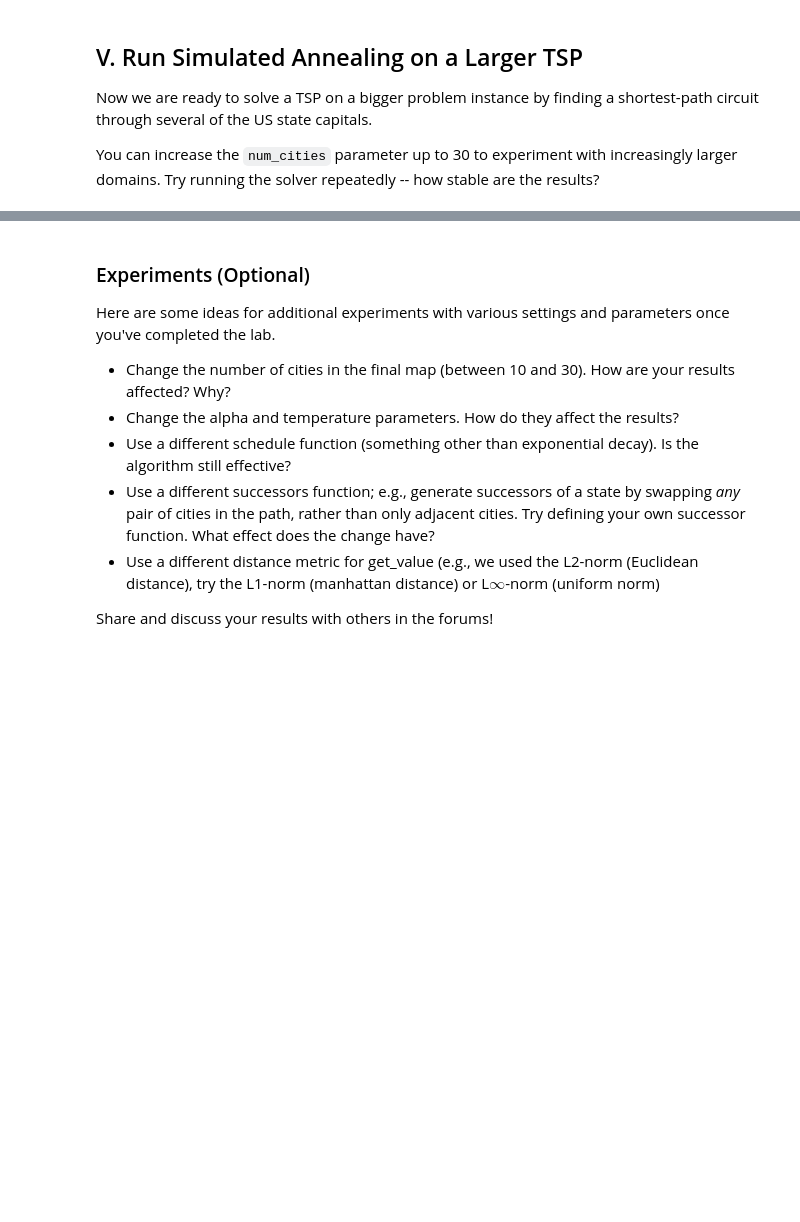
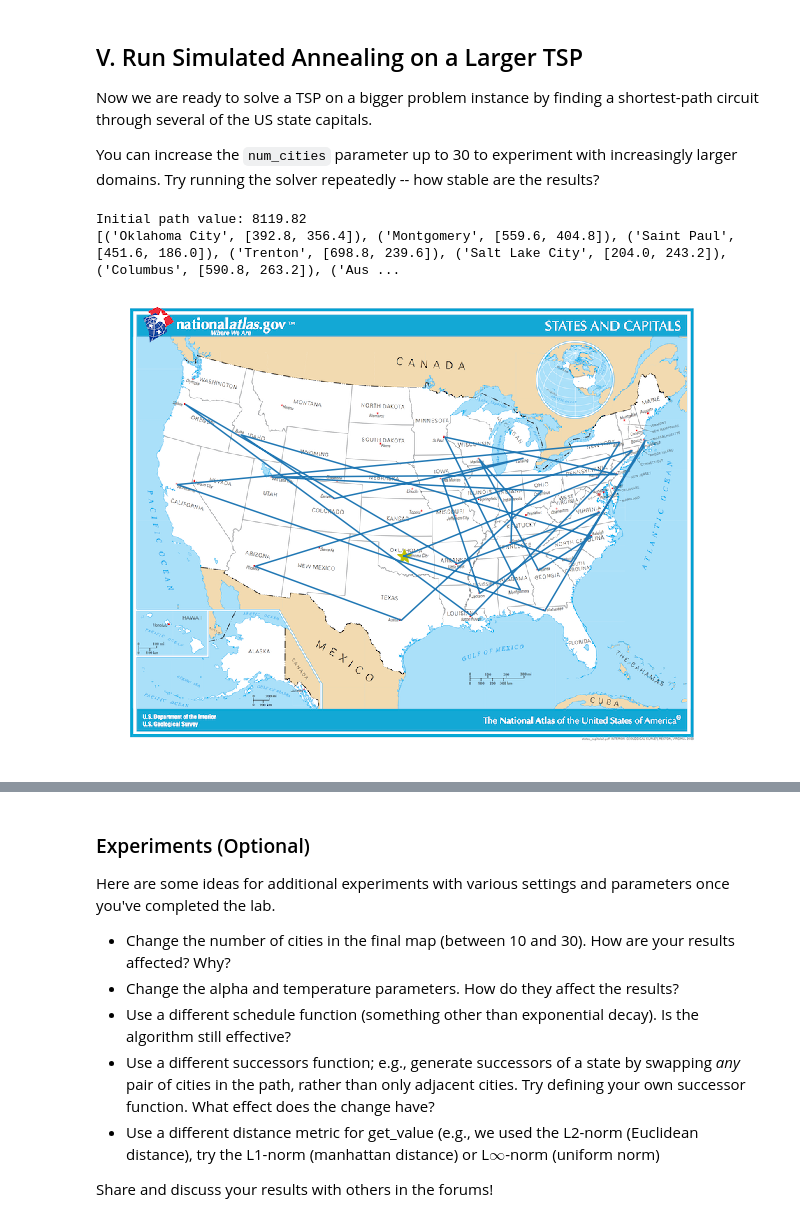
Before and after one commit to ReactiveXYZ-Jackie/AIND-Simulated_Annealing, a Jupyter notebook: AIND-Simulated_Annealing.ipynb, the cells around one changed output, grey strips where cells are left out. Drawn from its saved outputs; the diff is of its cells as text; code cells hidden in the pictures; blank space fills up the shorter version.

```diff
--- a/AIND-Simulated_Annealing.ipynb
+++ b/AIND-Simulated_Annealing.ipynb
@@ -183,7 +185,7 @@ class TravelingSalesmanProblem:
             j = (i + 1) % len(self.path)
             path_copied = copy.deepcopy(self.path)
             path_copied[i], path_copied[j] = path_copied[j], path_copied[i]
-            successors.append(self.copy(path_copied))
+            successors.append(TravelingSalesmanProblem(path_copied))
         return successors
 
     def get_value(self):
@@ -201,7 +203,16 @@ class TravelingSalesmanProblem:
             (2) Remember to multiply the path length by -1 so that simulated
             annealing finds the shortest path
         """
-        raise NotImplementedError
+        def euclidean_distance(coord1, coord2):
+            return math.sqrt((coord2[0]-coord1[0])**2 + (coord2[1]-coord1[1])**2)
+
+        distance = 0
+
+        for i in range(len(self.path)):
+            j = (i + 1) % len(self.path)
+            distance = distance + euclidean_distance(self.path[i][1], self.path[j][1])
+
+        return -1 * distance
 # %% [markdown]
 ### Testing TravelingSalesmanProblem
 The following tests should validate the class constructor and functionality of the `successors()` and `get_value()` methods.
@@ -266,12 +282,16 @@ Now we are ready to solve a TSP on a bigger problem instance by finding a shorte
 You can increase the `num_cities` parameter up to 30 to experiment with increasingly larger domains.  Try running the solver repeatedly -- how stable are the results?
 # %%
 # Create the problem instance and plot the initial state
-num_cities = 10
+num_cities = 30
 capitals_tsp = TravelingSalesmanProblem(capitals_list[:num_cities])
 starting_city = capitals_list[0]
 print("Initial path value: {:.2f}".format(-capitals_tsp.get_value()))
 print(capitals_list[:num_cities])  # The start/end point is indicated with a yellow star
 show_path(capitals_tsp.coords, starting_city)
+# %% [output]
+Initial path value: 8119.82
+[('Oklahoma City', [392.8, 356.4]), ('Montgomery', [559.6, 404.8]), ('Saint Paul', [451.6, 186.0]), ('Trenton', [698.8, 239.6]), ('Salt Lake City', [204.0, 243.2]), ('Columbus', [590.8, 263.2]), ('Aus ...
+[figure, added]
 # %%
 # set the decay rate and initial temperature parameters, then run simulated annealing to solve the TSP
 alpha = 0.95
```
Also changed, not shown: parts of 4 cells of this notebook.
